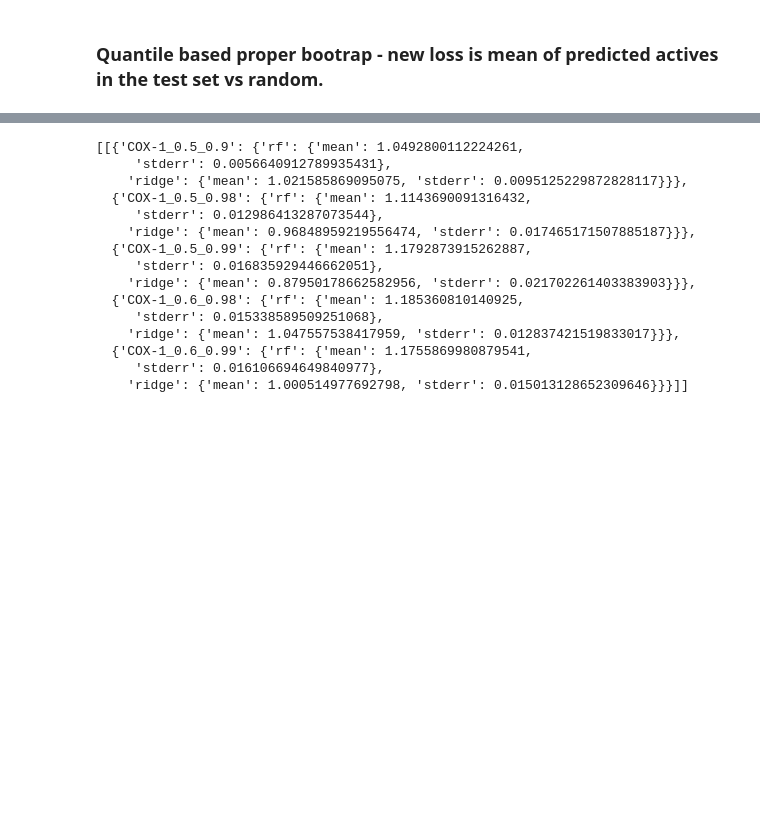
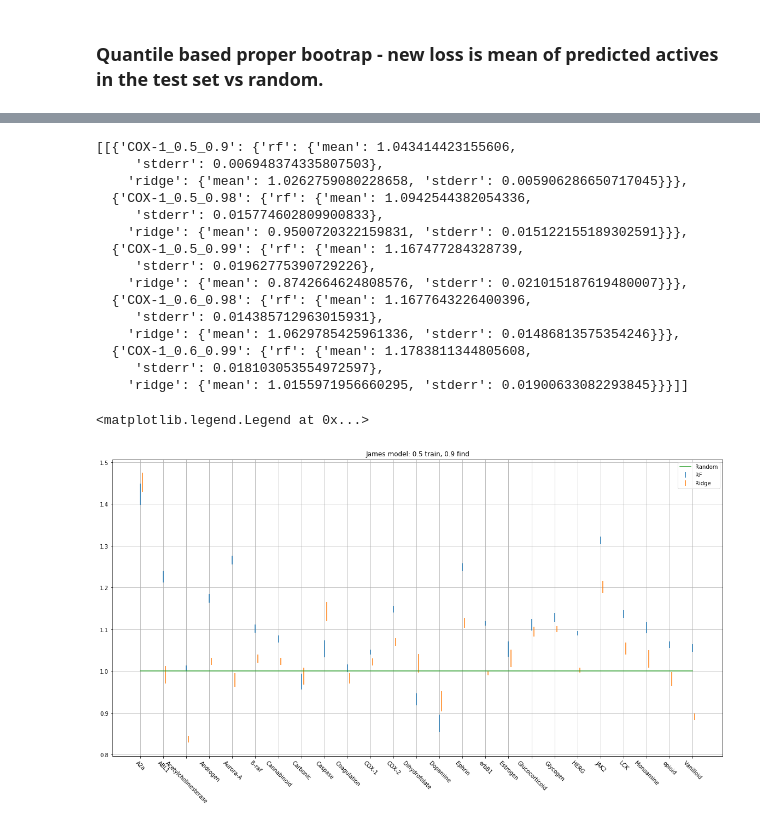
Before and after one commit to owatson/QuantileBootstrap, a Jupyter notebook: Paper2.ipynb, the cells around one changed output, grey strips where cells are left out. Drawn from its saved outputs; the diff is of its cells as text; code cells hidden in the pictures; blank space fills up the shorter version.

Commit message:
James model results

```diff
--- a/Paper2.ipynb
+++ b/Paper2.ipynb
@@ -649,10 +649,9 @@ def new_loss_wrapper(kw_dict):
 
 
 # Wraps all the analysis into a single job...
-def runner(datasets=['COX-1', ], methods=['rf',],
+def runner(datasets=['COX-1', ],  num_runs=25,
            settings=[[0.5, 0.9], [0.5, 0.98], [0.5, 0.99], [0.6, 0.98], [0.6, 0.99]],
-           num_runs=25,
-           debug=False, num_to_find=1):
+           debug=False):
 
     p = Pool(5)
     dict_list = []
@@ -673,18 +672,40 @@ def runner(datasets=['COX-1', ], methods=['rf',],
 # %%
 runner()
 # %% [output]
-[[{'COX-1_0.5_0.9': {'rf': {'mean': 1.0492800112224261,
-     'stderr': 0.0056640912789935431},
-    'ridge': {'mean': 1.021585869095075, 'stderr': 0.0095125229872828117}}},
-  {'COX-1_0.5_0.98': {'rf': {'mean': 1.1143690091316432,
-     'stderr': 0.012986413287073544},
-    'ridge': {'mean': 0.96848959219556474, 'stderr': 0.017465171507885187}}},
-  {'COX-1_0.5_0.99': {'rf': {'mean': 1.1792873915262887,
-     'stderr': 0.016835929446662051},
-    'ridge': {'mean': 0.87950178662582956, 'stderr': 0.021702261403383903}}},
-  {'COX-1_0.6_0.98': {'rf': {'mean': 1.185360810140925,
-     'stderr': 0.015338589509251068},
-    'ridge': {'mean': 1.047557538417959, 'stderr': 0.012837421519833017}}},
-  {'COX-1_0.6_0.99': {'rf': {'mean': 1.1755869980879541,
-     'stderr': 0.016106694649840977},
-    'ridge': {'mean': 1.000514977692798, 'stderr': 0.015013128652309646}}}]]
+[[{'COX-1_0.5_0.9': {'rf': {'mean': 1.043414423155606,
+     'stderr': 0.006948374335807503},
+    'ridge': {'mean': 1.0262759080228658, 'stderr': 0.005906286650717045}}},
+  {'COX-1_0.5_0.98': {'rf': {'mean': 1.0942544382054336,
+     'stderr': 0.015774602809900833},
+    'ridge': {'mean': 0.9500720322159831, 'stderr': 0.015122155189302591}}},
+  {'COX-1_0.5_0.99': {'rf': {'mean': 1.167477284328739,
+     'stderr': 0.01962775390729226},
+    'ridge': {'mean': 0.8742664624808576, 'stderr': 0.021015187619480007}}},
+  {'COX-1_0.6_0.98': {'rf': {'mean': 1.1677643226400396,
+     'stderr': 0.014385712963015931},
+    'ridge': {'mean': 1.0629785425961336, 'stderr': 0.01486813575354246}}},
+  {'COX-1_0.6_0.99': {'rf': {'mean': 1.1783811344805608,
+     'stderr': 0.018103053554972597},
+    'ridge': {'mean': 1.0155971956660295, 'stderr': 0.01900633082293845}}}]]
+# %%
+full_results = runner(datasets=targets)
+# %%
+fr = {}
+for d in full_results[0]:
+    fr.update(d)
+# %%
+rf = map(lambda x: fr[x + '_0.5_0.9']['rf']['mean'], targets)
+rfe = map(lambda x: fr[x + '_0.5_0.9']['rf']['stderr'], targets)
+rd = map(lambda x: fr[x + '_0.5_0.9']['ridge']['mean'], targets)
+rde = map(lambda x: fr[x + '_0.5_0.9']['ridge']['stderr'], targets)
+
+errorbar(np.arange(25), rf, rfe, label='RF', fmt='none')
+errorbar(np.arange(25)+0.1, rd, rde, label='Ridge', fmt='none')
+plot(np.arange(25), np.ones(25), label='Random')
+grid(True)
+title('James model: 0.5 train, 0.9 find')
+plt.xticks(np.arange(25), targets, rotation=-45)
+legend(loc='best')
+# %% [output]
+<matplotlib.legend.Legend at 0x...>
+[figure, added]
```
Also changed, not shown: parts of 10 cells of this notebook.
